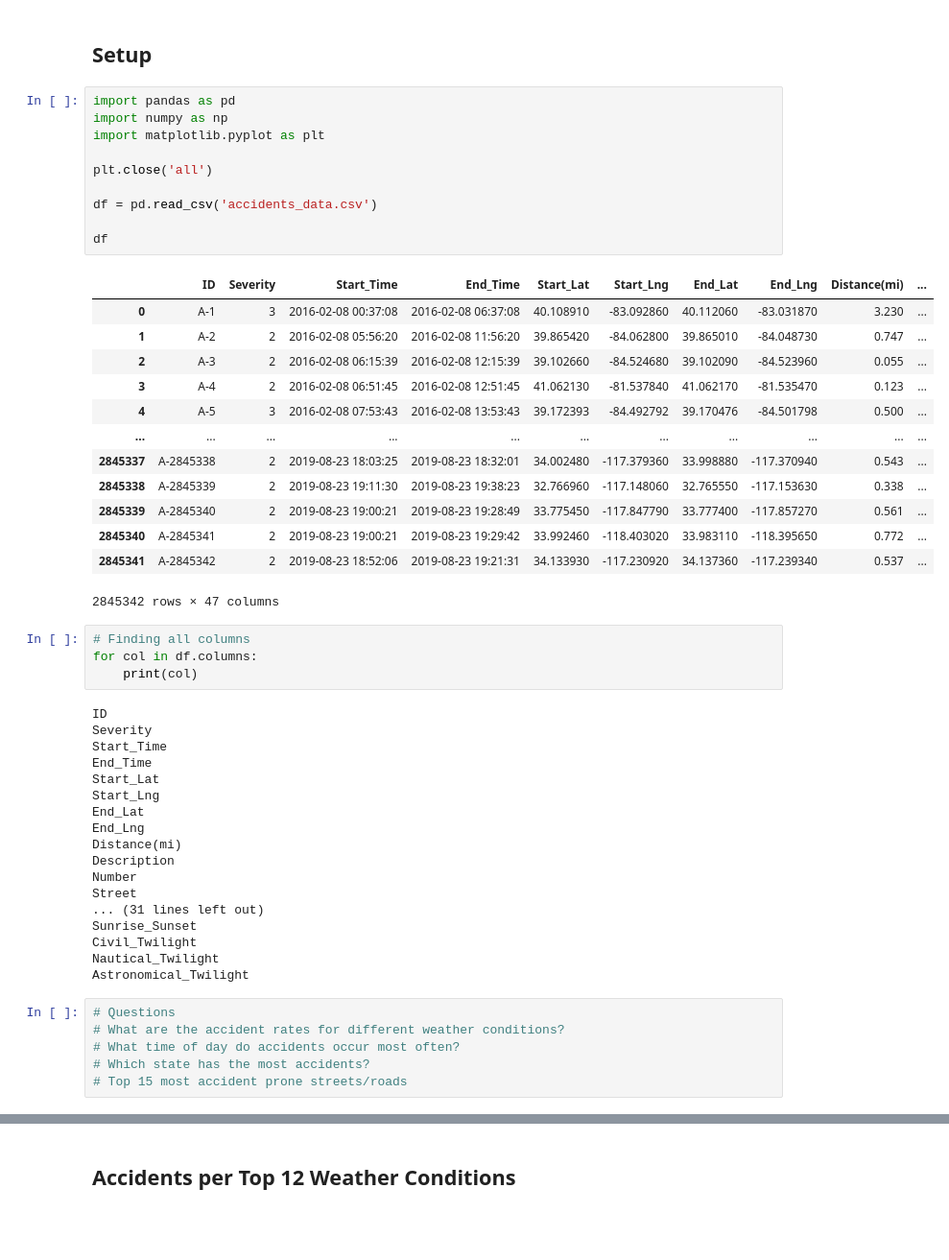
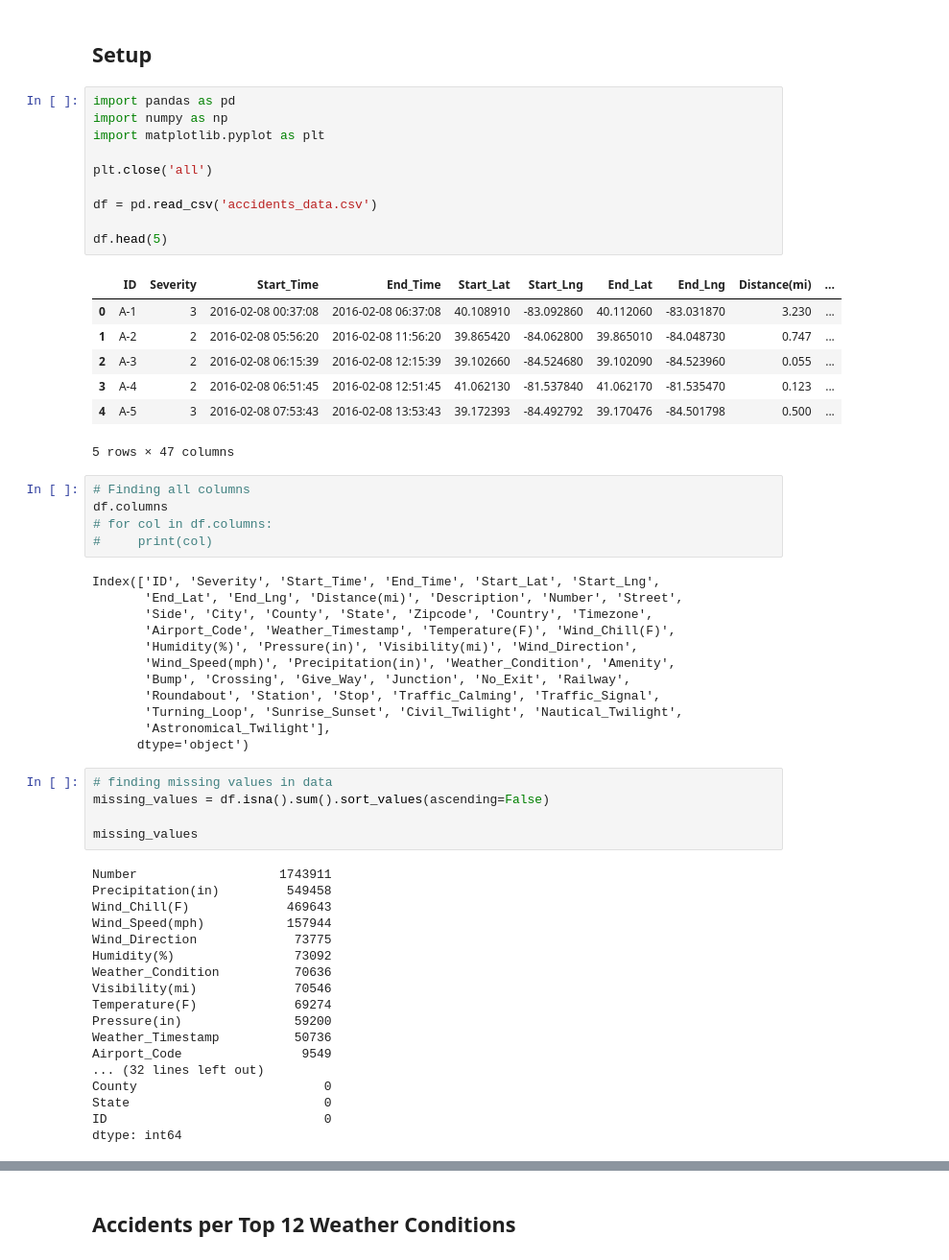
Before and after one commit to KevinWu262/Accidents-Analysis, a Jupyter notebook: Accidents Analysis.ipynb, the cells around one changed output, grey strips where cells are left out. Shown at 96% size. Drawn from its saved outputs; the diff is of its cells as text; blank space fills up the shorter version.

Commit message:
added missing data section & new ideas

```diff
--- a/Accidents Analysis.ipynb
+++ b/Accidents Analysis.ipynb
@@ -5,52 +5,58 @@
 # %%
 import pandas as pd
 import numpy as np
 import matplotlib.pyplot as plt
 
 plt.close('all')
 
 df = pd.read_csv('accidents_data.csv')
 
-df
+df.head(5)
 # %% [output]
 |  | ID | Severity | Start_Time | End_Time | Start_Lat | Start_Lng | End_Lat | End_Lng | Distance(mi) | ... |
 | 0 | A-1 | 3 | 2016-02-08 00:37:08 | 2016-02-08 06:37:08 | 40.108910 | -83.092860 | 40.112060 | -83.031870 | 3.230 | ... |
 | 1 | A-2 | 2 | 2016-02-08 05:56:20 | 2016-02-08 11:56:20 | 39.865420 | -84.062800 | 39.865010 | -84.048730 | 0.747 | ... |
 | 2 | A-3 | 2 | 2016-02-08 06:15:39 | 2016-02-08 12:15:39 | 39.102660 | -84.524680 | 39.102090 | -84.523960 | 0.055 | ... |
 | 3 | A-4 | 2 | 2016-02-08 06:51:45 | 2016-02-08 12:51:45 | 41.062130 | -81.537840 | 41.062170 | -81.535470 | 0.123 | ... |
 | 4 | A-5 | 3 | 2016-02-08 07:53:43 | 2016-02-08 13:53:43 | 39.172393 | -84.492792 | 39.170476 | -84.501798 | 0.500 | ... |
-| ... | ... | ... | ... | ... | ... | ... | ... | ... | ... | ... |
-| 2845337 | A-2845338 | 2 | 2019-08-23 18:03:25 | 2019-08-23 18:32:01 | 34.002480 | -117.379360 | 33.998880 | -117.370940 | 0.543 | ... |
-| 2845338 | A-2845339 | 2 | 2019-08-23 19:11:30 | 2019-08-23 19:38:23 | 32.766960 | -117.148060 | 32.765550 | -117.153630 | 0.338 | ... |
-| 2845339 | A-2845340 | 2 | 2019-08-23 19:00:21 | 2019-08-23 19:28:49 | 33.775450 | -117.847790 | 33.777400 | -117.857270 | 0.561 | ... |
-| 2845340 | A-2845341 | 2 | 2019-08-23 19:00:21 | 2019-08-23 19:29:42 | 33.992460 | -118.403020 | 33.983110 | -118.395650 | 0.772 | ... |
-| 2845341 | A-2845342 | 2 | 2019-08-23 18:52:06 | 2019-08-23 19:21:31 | 34.133930 | -117.230920 | 34.137360 | -117.239340 | 0.537 | ... |
-2845342 rows × 47 columns
+5 rows × 47 columns
 # %%
 # Finding all columns
-for col in df.columns:
-    print(col)
+df.columns
+# for col in df.columns:
+#     print(col)
 # %% [output]
-ID
-Severity
-Start_Time
-End_Time
-Start_Lat
-Start_Lng
-End_Lat
-End_Lng
-Distance(mi)
-Description
-Number
-Street
-... (31 lines left out)
-Sunrise_Sunset
-Civil_Twilight
-Nautical_Twilight
-Astronomical_Twilight
+Index(['ID', 'Severity', 'Start_Time', 'End_Time', 'Start_Lat', 'Start_Lng',
+       'End_Lat', 'End_Lng', 'Distance(mi)', 'Description', 'Number', 'Street',
+       'Side', 'City', 'County', 'State', 'Zipcode', 'Country', 'Timezone',
+       'Airport_Code', 'Weather_Timestamp', 'Temperature(F)', 'Wind_Chill(F)',
+       'Humidity(%)', 'Pressure(in)', 'Visibility(mi)', 'Wind_Direction',
+       'Wind_Speed(mph)', 'Precipitation(in)', 'Weather_Condition', 'Amenity',
+       'Bump', 'Crossing', 'Give_Way', 'Junction', 'No_Exit', 'Railway',
+       'Roundabout', 'Station', 'Stop', 'Traffic_Calming', 'Traffic_Signal',
+       'Turning_Loop', 'Sunrise_Sunset', 'Civil_Twilight', 'Nautical_Twilight',
+       'Astronomical_Twilight'],
+      dtype='object')
-# %%
-# Questions
-# What are the accident rates for different weather conditions?
-# What time of day do accidents occur most often?
-# Which state has the most accidents?
-# Top 15 most accident prone streets/roads
+# %%
+# finding missing values in data
+missing_values = df.isna().sum().sort_values(ascending=False)
+
+missing_values
+# %% [output]
+Number                   1743911
+Precipitation(in)         549458
+Wind_Chill(F)             469643
+Wind_Speed(mph)           157944
+Wind_Direction             73775
+Humidity(%)                73092
+Weather_Condition          70636
+Visibility(mi)             70546
+Temperature(F)             69274
+Pressure(in)               59200
+Weather_Timestamp          50736
+Airport_Code                9549
+... (32 lines left out)
+County                         0
+State                          0
+ID                             0
+dtype: int64
```
Also changed, not shown: parts of 11 cells of this notebook.
